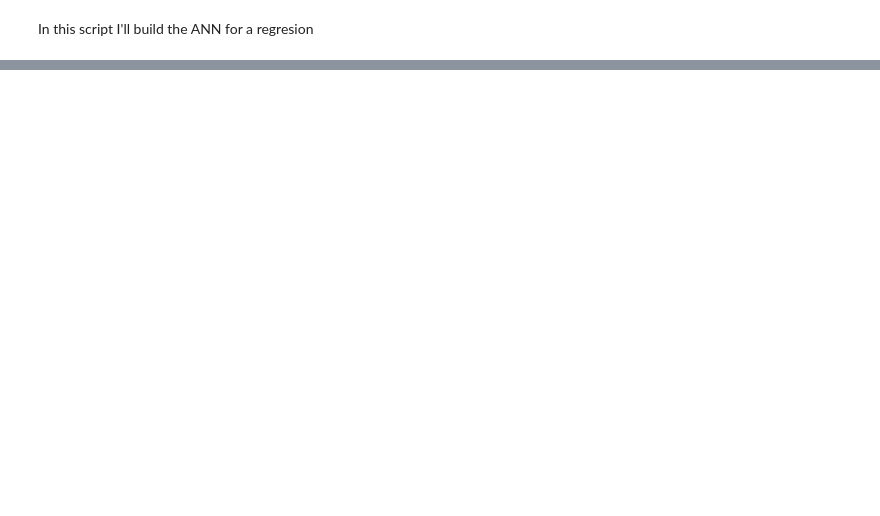
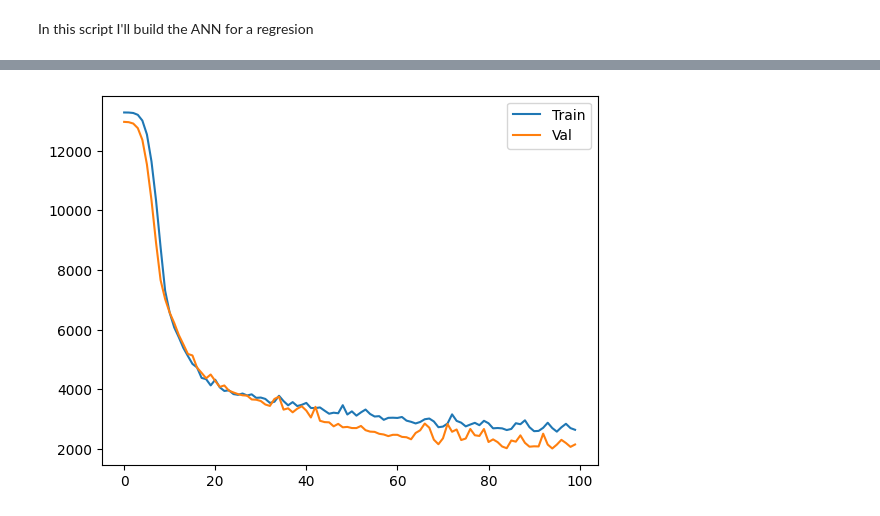
Before and after one commit to Lopera47/ANN_RegressorandClassifier, a Jupyter notebook: ANN_Regressor.ipynb, the cells around one changed output, grey strips where cells are left out. Saved outputs shown, nothing was run; the diff lists cells and outputs as text; code cells hidden in the pictures; blank space fills up the shorter version.

```diff
--- a/ANN_Regressor.ipynb
+++ b/ANN_Regressor.ipynb
@@ -25,0 +55,4 @@ import pandas as pd
+# %%
+# Spliting data into features and labels
+X = insurance_data.iloc[:,:6].values
+y = insurance_data["charges"].values
@@ -25,0 +177,15 @@ import pandas as pd
+# %%
+# Building the ANN v 2.0
+# Despite of there's no a remarkable underfitting in the model 1. Here I'll add regularazer and some layer to see their impact in the result
+Model_2 = Sequential()
+Model_2.add(Dense(1024, activation='relu', input_shape=(6,), kernel_regularizer=regularizers.l1(1e-4)))
+Model_2.add(Dense(512, activation='relu'))
+Model_2.add(Dropout(0.2))
+Model_2.add(Dense(256, activation='relu', kernel_regularizer=regularizers.l1(1e-4)))
+Model_2.add(Dense(128, activation='relu'))
+Model_2.add(Dropout(0.2))
+Model_2.add(Dense(64, activation='relu', kernel_regularizer=regularizers.l1(1e-4)))
+Model_2.add(Dense(32, activation='relu'))
+Model_2.add(Dense(1))
+
+Model_2.summary()
@@ -25,0 +210,8 @@ import pandas as pd
+# %%
+Model_2.compile(optimizer='rmsprop', loss='mae', metrics=["mae"])
+
+Hist_2 = Model_2.fit(X_ptrain_std,
+                   partial_y_train,
+                   epochs=100,
+                   batch_size=512,
+                   validation_data=(X_val_std, y_val))
@@ -25,0 +236,8 @@ import pandas as pd
+# %%
+# Checking the overfitting
+plt.plot(Hist_2.history['mae'], label='Train')
+plt.plot(Hist_2.history['val_mae'], label='Val')
+plt.legend()
+plt.show()
+# %% [output]
+[figure, added]
```
Also changed, not shown: parts of 33 cells of this notebook, 3 other files.
